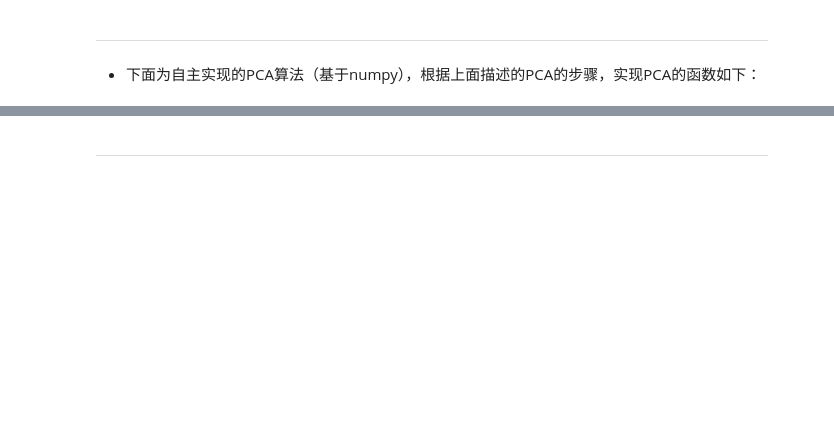
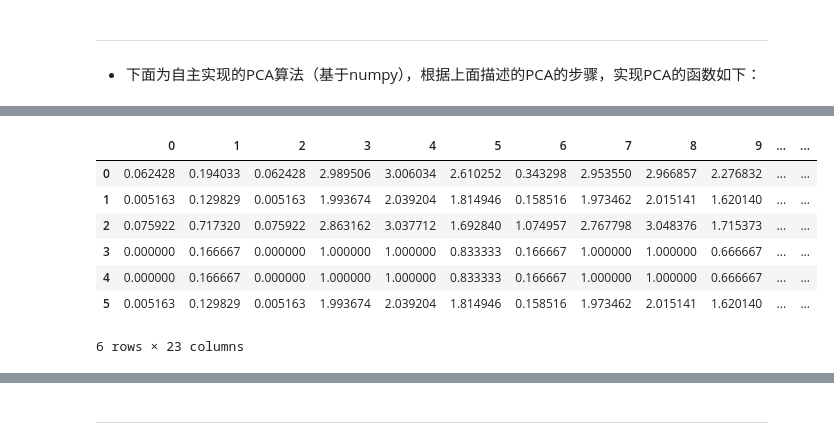
Before and after one commit to Hatuw/gwas-plain, a Jupyter notebook: GWAS-plain-demo.ipynb, the cells around one changed output, grey strips where cells are left out. Saved outputs shown, nothing was run; the diff lists cells and outputs as text; code cells hidden in the pictures; blank space fills up the shorter version.

```diff
--- a/GWAS-plain-demo.ipynb
+++ b/GWAS-plain-demo.ipynb
@@ -260,0 +235,5 @@ recon_mat
+# %%
+# PCA降维结果
+# low_d_data_mat = pd.DataFrame(low_d_data_mat)
+test_low_d_data_mat = np.dot(data.iloc[-6:, 1:], red_eig_vects)
+pd.DataFrame(test_low_d_data_mat.astype(np.float16))
@@ -260,0 +248,14 @@ recon_mat
+# %%
+# 重构后的数据(前5条)
+test_mean_vals = np.mean(data.iloc[-6:, 1:], axis=0)
+recon_mat = np.dot(test_low_d_data_mat, red_eig_vects.T) + test_mean_vals[:, np.newaxis].T
+pd.DataFrame(recon_mat.astype(np.float32))
+# %% [output]
+|  | 0 | 1 | 2 | 3 | 4 | 5 | 6 | 7 | 8 | 9 | ... | ... |
+| 0 | 0.062428 | 0.194033 | 0.062428 | 2.989506 | 3.006034 | 2.610252 | 0.343298 | 2.953550 | 2.966857 | 2.276832 | ... | ... |
+| 1 | 0.005163 | 0.129829 | 0.005163 | 1.993674 | 2.039204 | 1.814946 | 0.158516 | 1.973462 | 2.015141 | 1.620140 | ... | ... |
+| 2 | 0.075922 | 0.717320 | 0.075922 | 2.863162 | 3.037712 | 1.692840 | 1.074957 | 2.767798 | 3.048376 | 1.715373 | ... | ... |
+| 3 | 0.000000 | 0.166667 | 0.000000 | 1.000000 | 1.000000 | 0.833333 | 0.166667 | 1.000000 | 1.000000 | 0.666667 | ... | ... |
+| 4 | 0.000000 | 0.166667 | 0.000000 | 1.000000 | 1.000000 | 0.833333 | 0.166667 | 1.000000 | 1.000000 | 0.666667 | ... | ... |
+| 5 | 0.005163 | 0.129829 | 0.005163 | 1.993674 | 2.039204 | 1.814946 | 0.158516 | 1.973462 | 2.015141 | 1.620140 | ... | ... |
+6 rows × 23 columns
```
Also changed, not shown: parts of 23 cells of this notebook.
